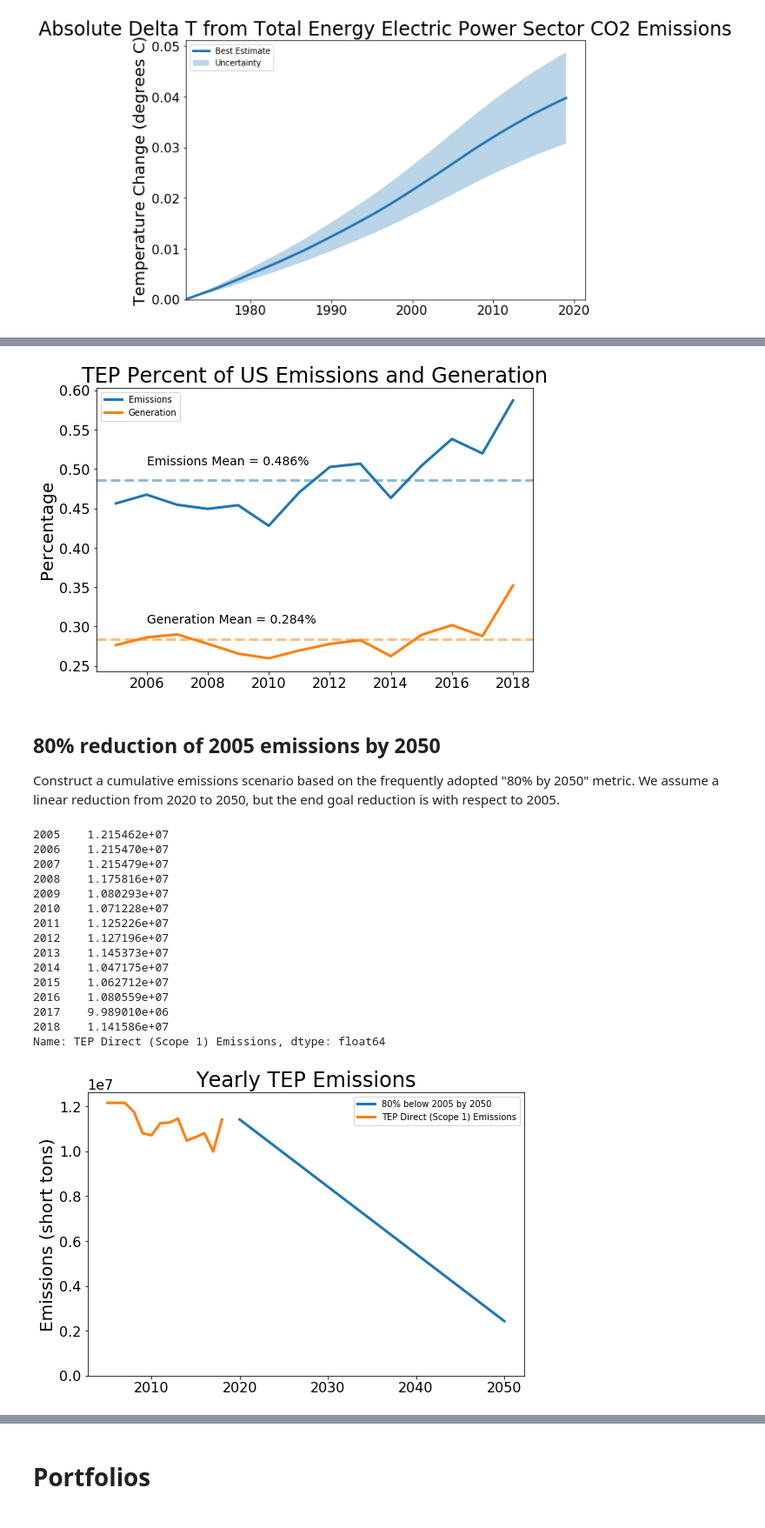
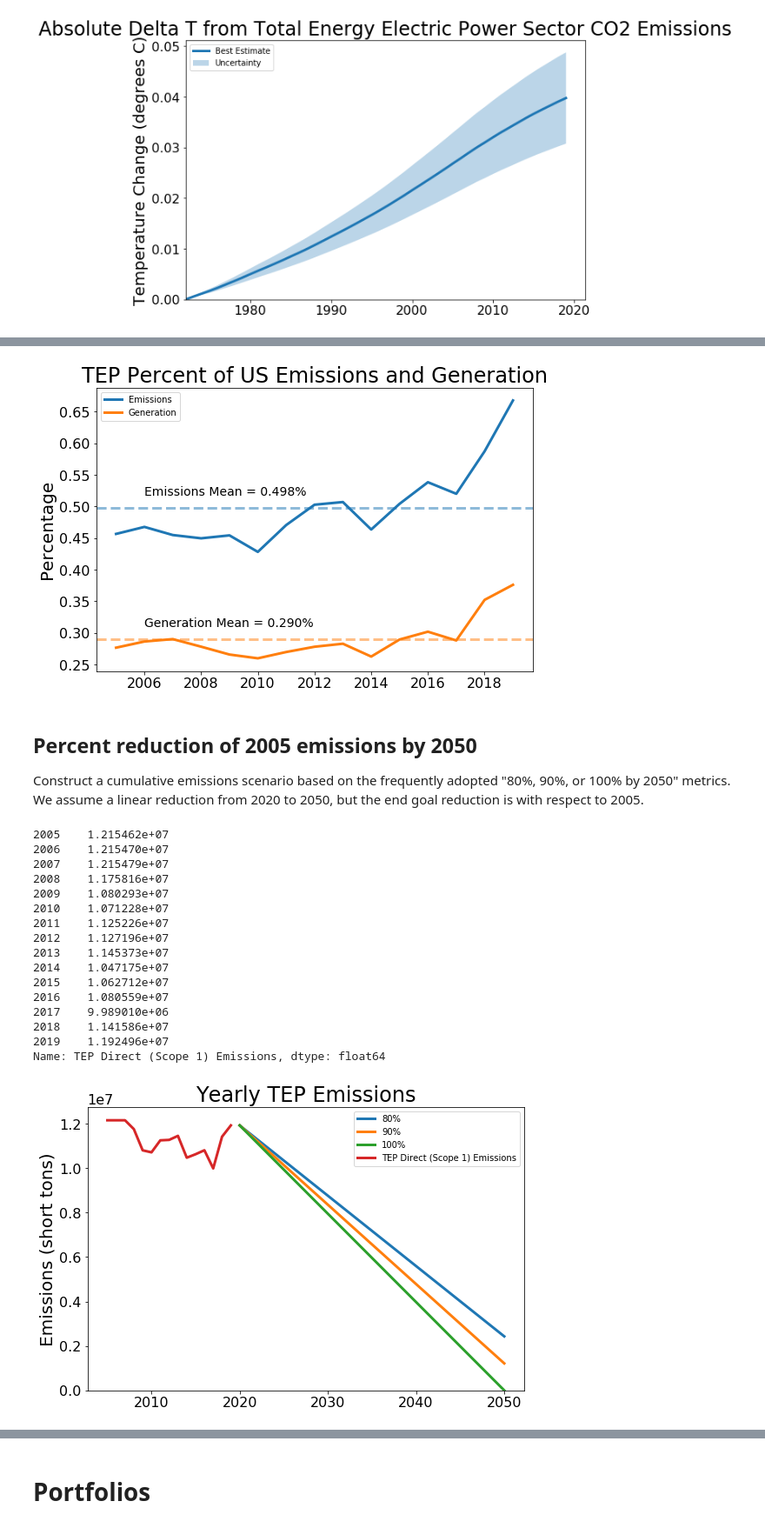
Before and after one commit to CLIMAS-UA/tepcarbon, a Jupyter notebook: tep_carbon.ipynb, the cells around one changed output, grey strips where cells are left out. Shown at 87% size. Cells and saved outputs as stored; diff of their text form; code cells hidden in the pictures.

```diff
--- a/tep_carbon.ipynb
+++ b/tep_carbon.ipynb
@@ -264,7 +264,7 @@ tep_generation_emissions = pd.read_excel(
     index_col=0,
     skiprows=4,
     nrows=8,
-    usecols='C:Q'
+    usecols='C:R'
 )
 
 def process_raw_gen_emissions_df(df):
@@ -574,11 +577,11 @@ ax.legend()
 
 fig.savefig(output_path / f'historical_tep_emissions_generation_percent.png', dpi=300)
 # %% [output]
-[figure, old version]
+[figure, new version]
 # %% [markdown]
-## 80% reduction of 2005 emissions by 2050
+## Percent reduction of 2005 emissions by 2050
 
-Construct a cumulative emissions scenario based on the frequently adopted "80% by 2050" metric. We assume a linear reduction from 2020 to 2050, but the end goal reduction is with respect to 2005.
+Construct a cumulative emissions scenario based on the frequently adopted "80%, 90%, or 100% by 2050" metrics. We assume a linear reduction from 2020 to 2050, but the end goal reduction is with respect to 2005.
 # %%
 tep_emissions['TEP Direct (Scope 1) Emissions']
 # %% [output]
@@ -596,27 +599,29 @@ tep_emissions['TEP Direct (Scope 1) Emissions']
 2016    1.080559e+07
 2017    9.989010e+06
 2018    1.141586e+07
+2019    1.192496e+07
 Name: TEP Direct (Scope 1) Emissions, dtype: float64
 # %%
+last_year = 2019
 tep_emissions_2005 = tep_emissions.loc[2005, 'TEP Direct (Scope 1) Emissions']
-start_emissions_80by50 = tep_emissions.loc[2018, 'TEP Direct (Scope 1) Emissions']
-end_emissions_80by50 = 0.2 * tep_emissions_2005
-start_year_80by50 = 2020
-end_year_80by50 = 2050
-full_index_80by50 = list(range(start_year_80by50, end_year_80by50 + 1))
-yearly_emissions_80by50 = pd.Series(index=full_index_80by50, dtype=float, name='80% below 2005 by 2050')
-yearly_emissions_80by50.loc[start_year_80by50] = start_emissions_80by50
-yearly_emissions_80by50.loc[end_year_80by50] = end_emissions_80by50
-yearly_emissions_80by50 = yearly_emissions_80by50.interpolate(how='time')
+start_emissions_by2050 = tep_emissions.loc[last_year, 'TEP Direct (Scope 1) Emissions']
+end_emissions_by2050 = pd.Series({'80%': 0.2, '90%': 0.1, '100%': 0.0}) * tep_emissions_2005
+start_year_by2050 = 2020
+end_year_by2050 = 2050
+full_index_by2050 = np.arange(start_year_by2050, end_year_by2050 + 1)
+yearly_emissions_by2050 = pd.DataFrame(index=full_index_by2050, columns=end_emissions_by2050.index, dtype=float)
+yearly_emissions_by2050.iloc[0] = start_emissions_by2050
+yearly_emissions_by2050.iloc[-1] = end_emissions_by2050
+yearly_emissions_by2050 = yearly_emissions_by2050.interpolate(how='time')
 
-ax = yearly_emissions_80by50.plot()
+ax = yearly_emissions_by2050.plot()
 tep_emissions['TEP Direct (Scope 1) Emissions'].plot(ax=ax)
 ax.set_ylim(0, None)
 ax.set_ylabel('Emissions (short tons)')
 ax.legend()
 
 ax.set_title(f'Yearly TEP Emissions')
 
-ax.get_figure().savefig(output_path / 'historical_and_projected_80by50.png', dpi=300)
+ax.get_figure().savefig(output_path / 'historical_and_projected_percent_by2050.png', dpi=300)
 # %% [output]
-[figure, old version]
+[figure, new version]
```
Also changed, not shown: parts of 51 cells of this notebook, 31 other files.
